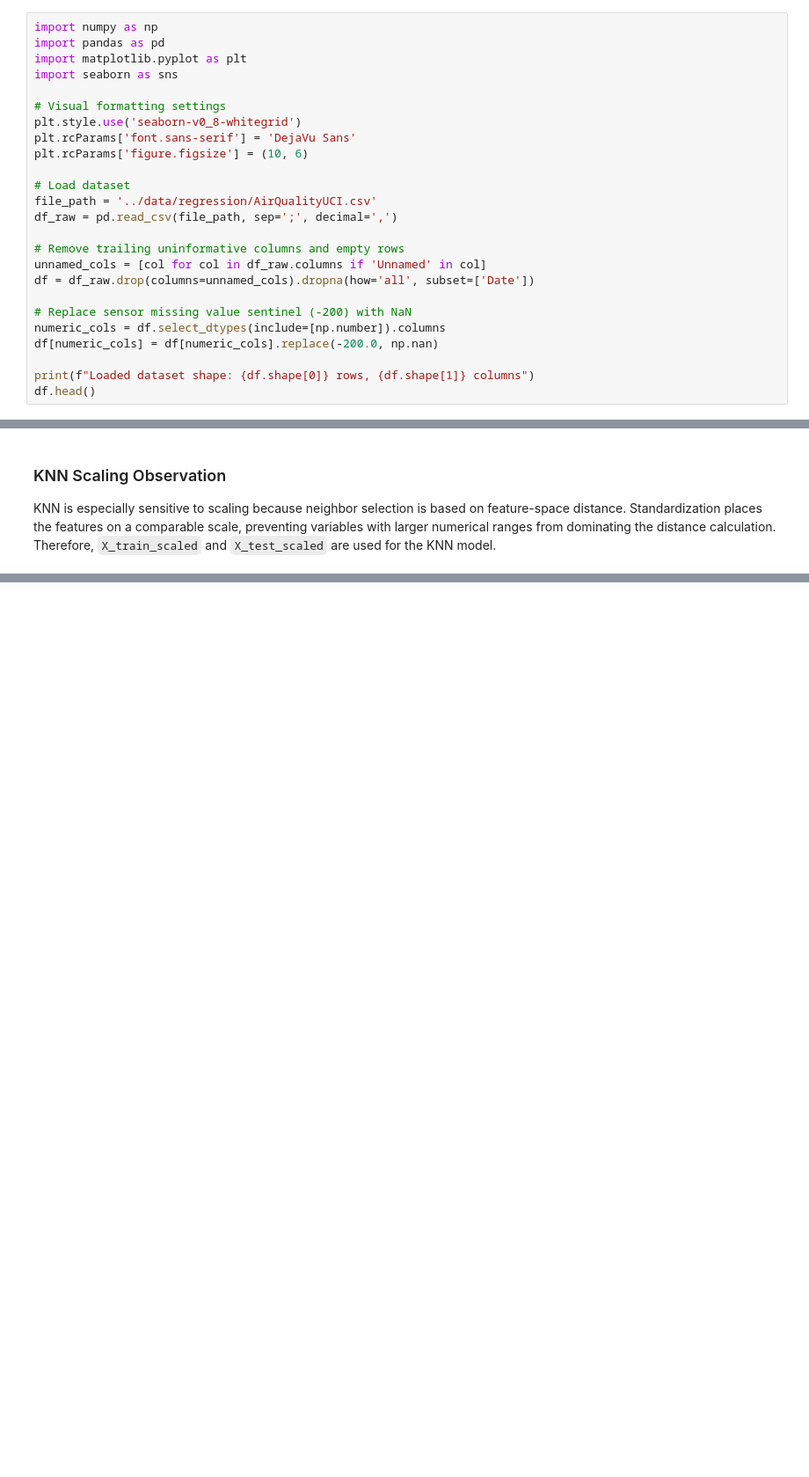
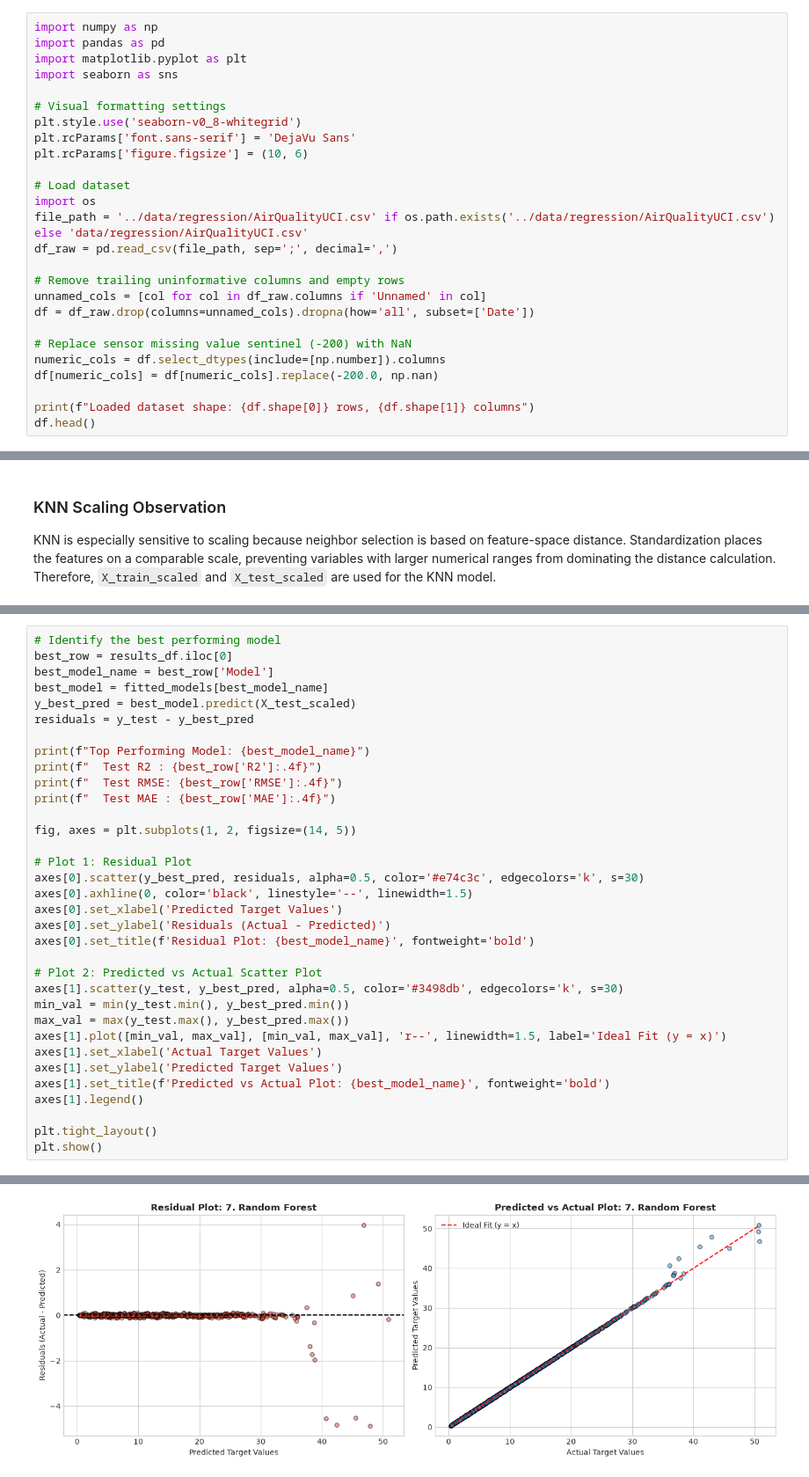
Before and after one commit to Nithin0306/ml_capstone, a Jupyter notebook: notebooks/regression.ipynb, the cells around one changed output, grey strips where cells are left out. Shown at 88% size. Saved outputs shown, nothing was run; the diff lists cells and outputs as text; blank space fills up the shorter version.

```diff
--- a/notebooks/regression.ipynb
+++ b/notebooks/regression.ipynb
@@ -31,7 +31,8 @@ plt.rcParams['font.sans-serif'] = 'DejaVu Sans'
 plt.rcParams['figure.figsize'] = (10, 6)
 
 # Load dataset
-file_path = '../data/regression/AirQualityUCI.csv'
+import os
+file_path = '../data/regression/AirQualityUCI.csv' if os.path.exists('../data/regression/AirQualityUCI.csv') else 'data/regression/AirQualityUCI.csv'
 df_raw = pd.read_csv(file_path, sep=';', decimal=',')
 
 # Remove trailing uninformative columns and empty rows
@@ -1133,0 +1095,35 @@ KNN is especially sensitive to scaling because neighbor selection is based on fe
+# %%
+# Identify the best performing model
+best_row = results_df.iloc[0]
+best_model_name = best_row['Model']
+best_model = fitted_models[best_model_name]
+y_best_pred = best_model.predict(X_test_scaled)
+residuals = y_test - y_best_pred
+
+print(f"Top Performing Model: {best_model_name}")
+print(f"  Test R2 : {best_row['R2']:.4f}")
+print(f"  Test RMSE: {best_row['RMSE']:.4f}")
+print(f"  Test MAE : {best_row['MAE']:.4f}")
+
+fig, axes = plt.subplots(1, 2, figsize=(14, 5))
+
+# Plot 1: Residual Plot
+axes[0].scatter(y_best_pred, residuals, alpha=0.5, color='#e74c3c', edgecolors='k', s=30)
+axes[0].axhline(0, color='black', linestyle='--', linewidth=1.5)
+axes[0].set_xlabel('Predicted Target Values')
+axes[0].set_ylabel('Residuals (Actual - Predicted)')
+axes[0].set_title(f'Residual Plot: {best_model_name}', fontweight='bold')
+
+# Plot 2: Predicted vs Actual Scatter Plot
+axes[1].scatter(y_test, y_best_pred, alpha=0.5, color='#3498db', edgecolors='k', s=30)
+min_val = min(y_test.min(), y_best_pred.min())
+max_val = max(y_test.max(), y_best_pred.max())
+axes[1].plot([min_val, max_val], [min_val, max_val], 'r--', linewidth=1.5, label='Ideal Fit (y = x)')
+axes[1].set_xlabel('Actual Target Values')
+axes[1].set_ylabel('Predicted Target Values')
+axes[1].set_title(f'Predicted vs Actual Plot: {best_model_name}', fontweight='bold')
+axes[1].legend()
+
+plt.tight_layout()
+plt.show()
+# %% [output]
@@ -1133,0 +1134 @@ KNN is especially sensitive to scaling because neighbor selection is based on fe
+[figure, added]
```
Also changed, not shown: parts of 10 cells of this notebook, 1 other file.
